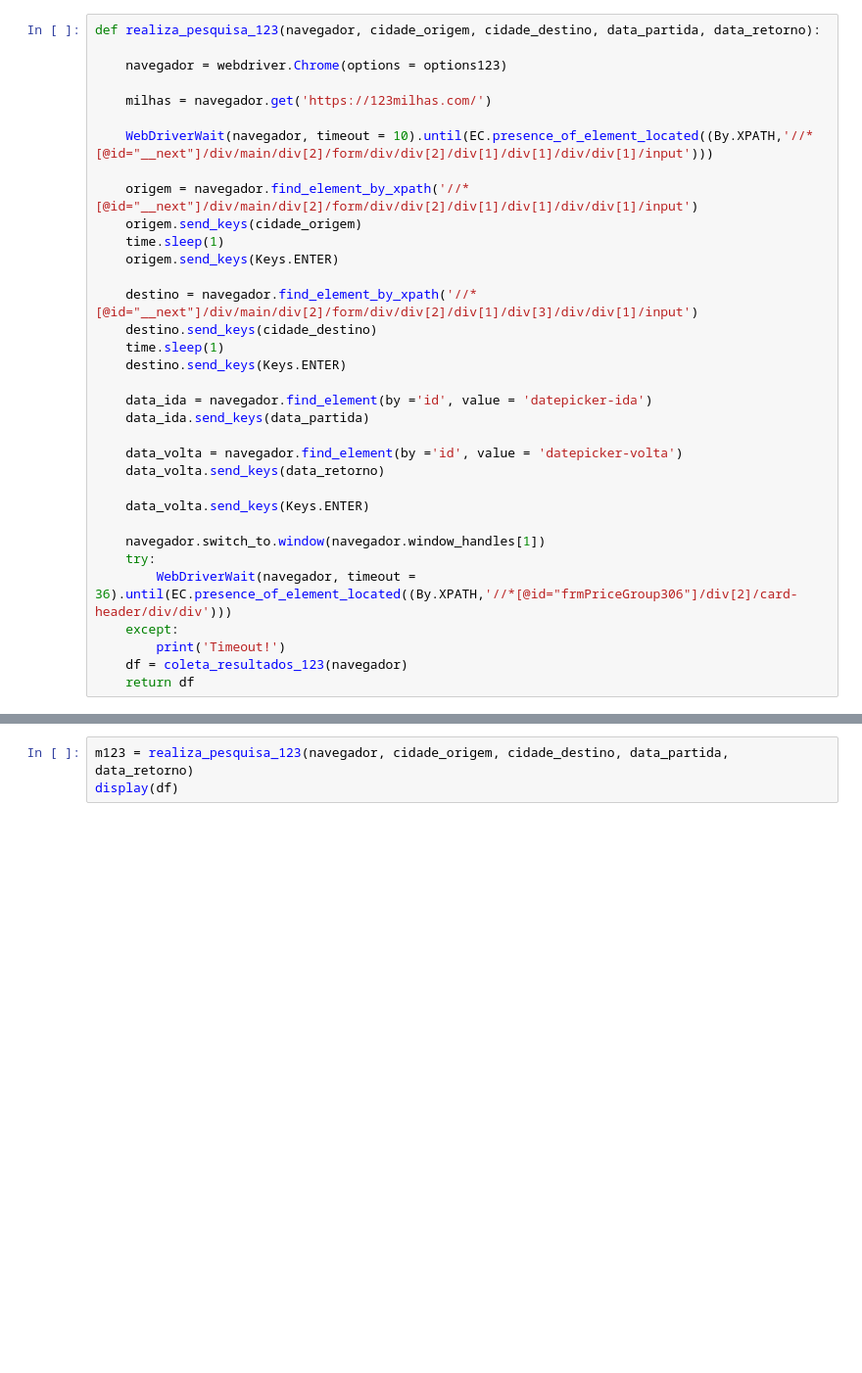
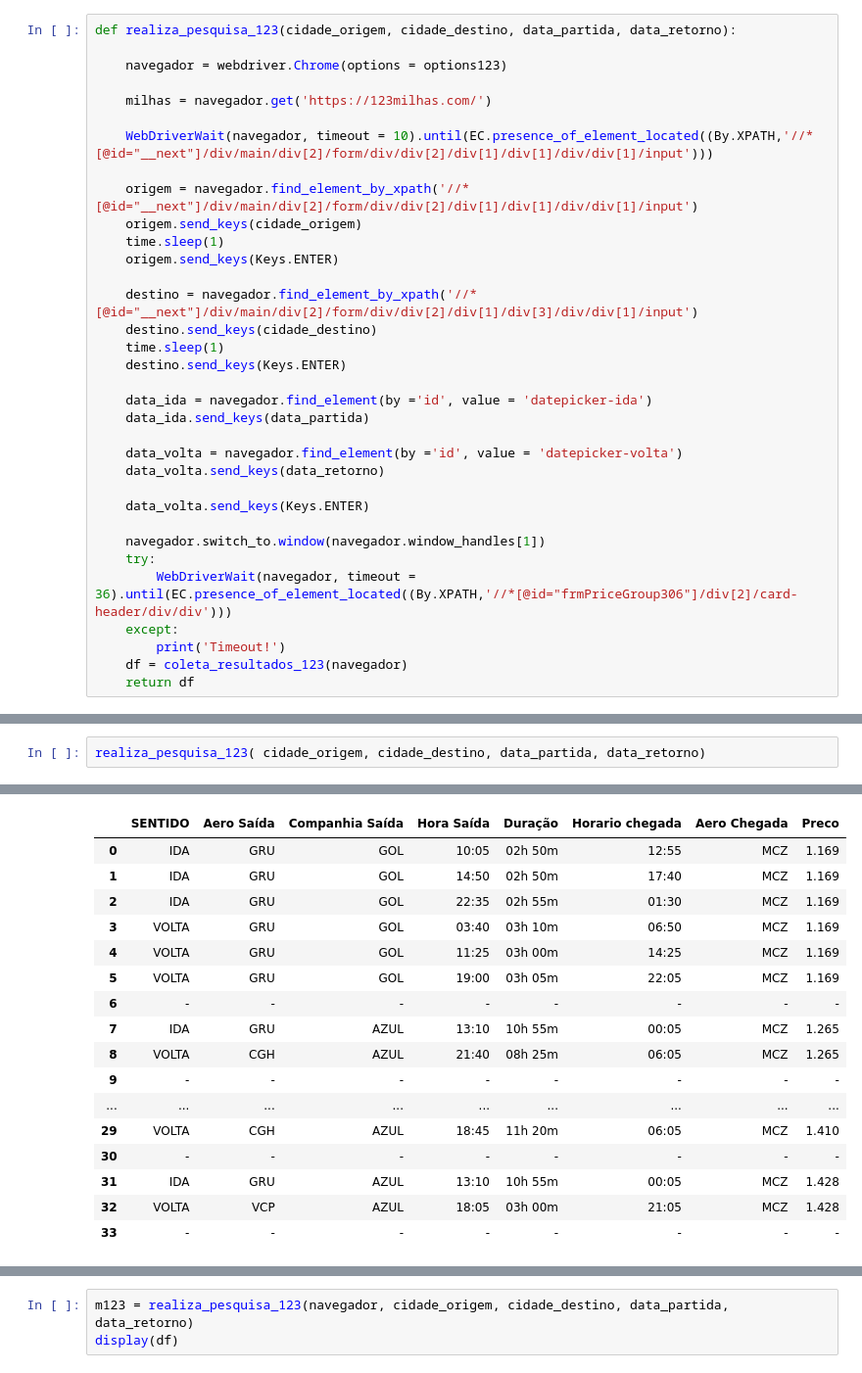
Before and after one commit to GabrielG16/AirPassages, a Jupyter notebook: 123M.ipynb, the cells around one changed output, grey strips where cells are left out. Shown at 98% size. Cells and saved outputs as stored; diff of their text form; blank space fills up the shorter version.

```diff
--- a/123M.ipynb
+++ b/123M.ipynb
@@ -40,5 +44,5 @@ data_retorno = input('Data de retorno (dd/mm/yyyy): ')
 # %%
-def realiza_pesquisa_123(navegador, cidade_origem, cidade_destino, data_partida, data_retorno):
+def realiza_pesquisa_123(cidade_origem, cidade_destino, data_partida, data_retorno):
 
     navegador = webdriver.Chrome(options = options123)
 
@@ -116,0 +128,3 @@ def coleta_resultados_123(navegador):
+# %%
+realiza_pesquisa_123( cidade_origem, cidade_destino, data_partida, data_retorno)
+# %% [output]
@@ -116,0 +132,17 @@ def coleta_resultados_123(navegador):
+|  | SENTIDO | Aero Saída | Companhia Saída | Hora Saída | Duração | Horario chegada | Aero Chegada | Preco |
+| 0 | IDA | GRU | GOL | 10:05 | 02h 50m | 12:55 | MCZ | 1.169 |
+| 1 | IDA | GRU | GOL | 14:50 | 02h 50m | 17:40 | MCZ | 1.169 |
+| 2 | IDA | GRU | GOL | 22:35 | 02h 55m | 01:30 | MCZ | 1.169 |
+| 3 | VOLTA | GRU | GOL | 03:40 | 03h 10m | 06:50 | MCZ | 1.169 |
+| 4 | VOLTA | GRU | GOL | 11:25 | 03h 00m | 14:25 | MCZ | 1.169 |
+| 5 | VOLTA | GRU | GOL | 19:00 | 03h 05m | 22:05 | MCZ | 1.169 |
+| 6 | - | - | - | - | - | - | - | - |
+| 7 | IDA | GRU | AZUL | 13:10 | 10h 55m | 00:05 | MCZ | 1.265 |
+| 8 | VOLTA | CGH | AZUL | 21:40 | 08h 25m | 06:05 | MCZ | 1.265 |
+| 9 | - | - | - | - | - | - | - | - |
+| ... | ... | ... | ... | ... | ... | ... | ... | ... |
+| 29 | VOLTA | CGH | AZUL | 18:45 | 11h 20m | 06:05 | MCZ | 1.410 |
+| 30 | - | - | - | - | - | - | - | - |
+| 31 | IDA | GRU | AZUL | 13:10 | 10h 55m | 00:05 | MCZ | 1.428 |
+| 32 | VOLTA | VCP | AZUL | 18:05 | 03h 00m | 21:05 | MCZ | 1.428 |
+| 33 | - | - | - | - | - | - | - | - |
```
Also changed, not shown: parts of 11 cells of this notebook.
